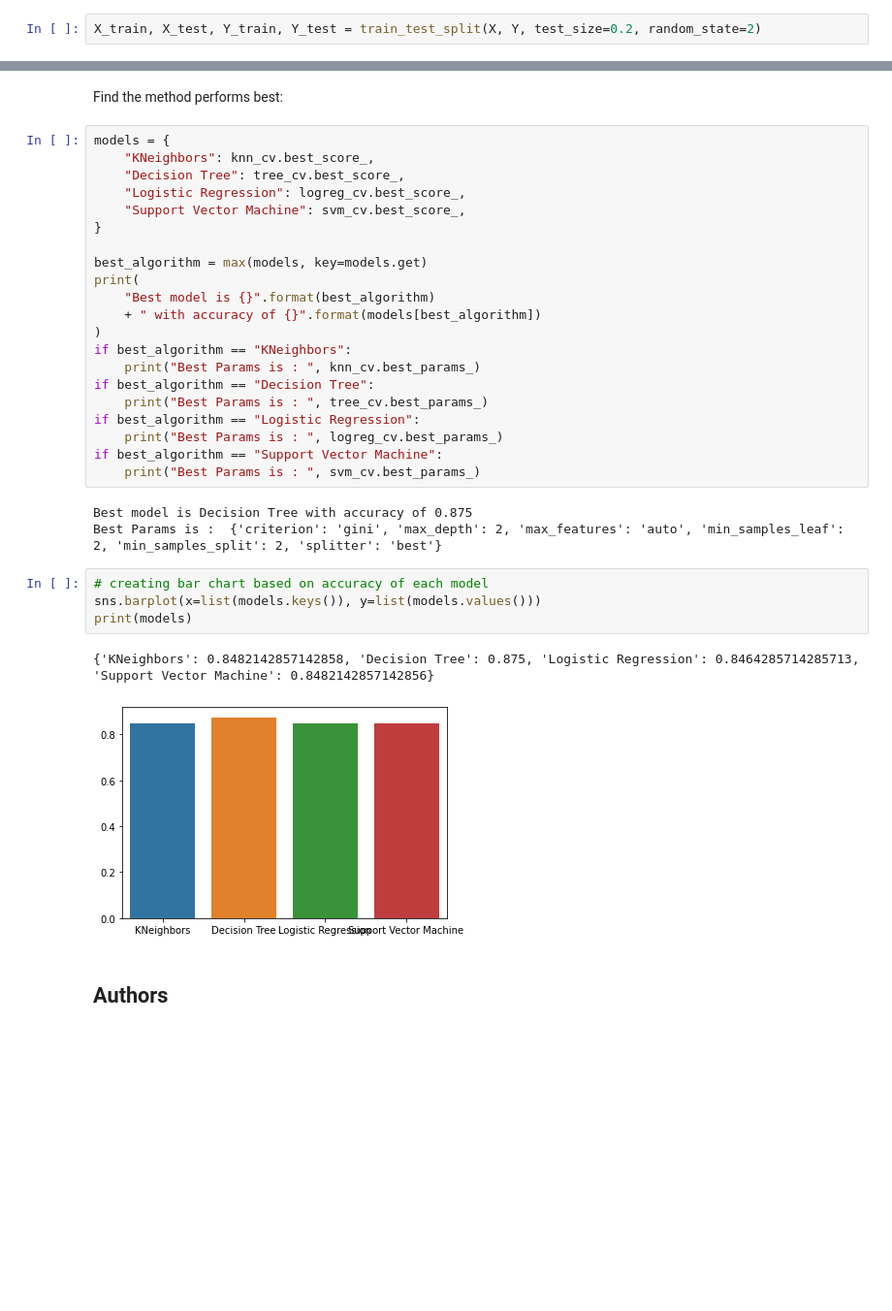
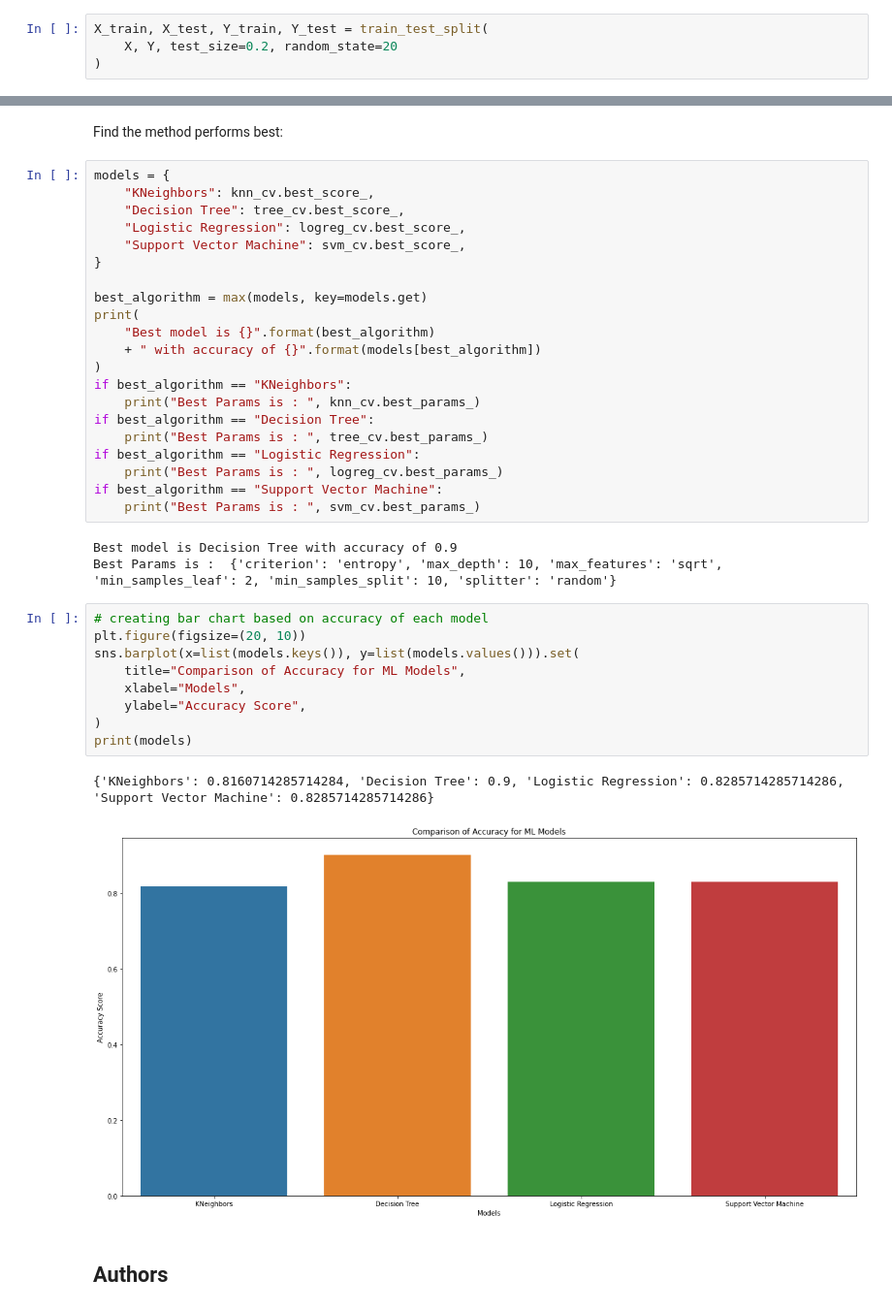
Before and after one commit to Burn1n9m4n/coursera_applied_data_science_capstone, a Jupyter notebook: jupyter-labs-7-spacex-machine-learning-prediction.ipynb, the cells around one changed output, grey strips where cells are left out. Shown at 97% size. Saved outputs shown, nothing was run; the diff lists cells and outputs as text; blank space fills up the shorter version.

```diff
--- a/jupyter-labs-7-spacex-machine-learning-prediction.ipynb
+++ b/jupyter-labs-7-spacex-machine-learning-prediction.ipynb
@@ -162,7 +163,9 @@ Use the function train_test_split to split the data X and Y into training and te
 # %% [markdown]
 <code>X_train, X_test, Y_train, Y_test</code>
 # %%
-X_train, X_test, Y_train, Y_test = train_test_split(X, Y, test_size=0.2, random_state=2)
+X_train, X_test, Y_train, Y_test = train_test_split(
+    X, Y, test_size=0.2, random_state=20
+)
 # %% [markdown]
 we can see we only have 18 test samples.
 # %%
@@ -371,15 +387,20 @@ if best_algorithm == "Logistic Regression":
 if best_algorithm == "Support Vector Machine":
     print("Best Params is : ", svm_cv.best_params_)
 # %% [output]
-Best model is Decision Tree with accuracy of 0.875
-Best Params is :  {'criterion': 'gini', 'max_depth': 2, 'max_features': 'auto', 'min_samples_leaf': 2, 'min_samples_split': 2, 'splitter': 'best'}
+Best model is Decision Tree with accuracy of 0.9
+Best Params is :  {'criterion': 'entropy', 'max_depth': 10, 'max_features': 'sqrt', 'min_samples_leaf': 2, 'min_samples_split': 10, 'splitter': 'random'}
 # %%
 # creating bar chart based on accuracy of each model
-sns.barplot(x=list(models.keys()), y=list(models.values()))
+plt.figure(figsize=(20, 10))
+sns.barplot(x=list(models.keys()), y=list(models.values())).set(
+    title="Comparison of Accuracy for ML Models",
+    xlabel="Models",
+    ylabel="Accuracy Score",
+)
 print(models)
 # %% [output]
-{'KNeighbors': 0.8482142857142858, 'Decision Tree': 0.875, 'Logistic Regression': 0.8464285714285713, 'Support Vector Machine': 0.8482142857142856}
+{'KNeighbors': 0.8160714285714284, 'Decision Tree': 0.9, 'Logistic Regression': 0.8285714285714286, 'Support Vector Machine': 0.8285714285714286}
-[figure, old version]
+[figure, new version]
 # %% [markdown]
 ## Authors
 # %% [markdown]
```
Also changed, not shown: parts of 14 cells of this notebook, 3 other files.
